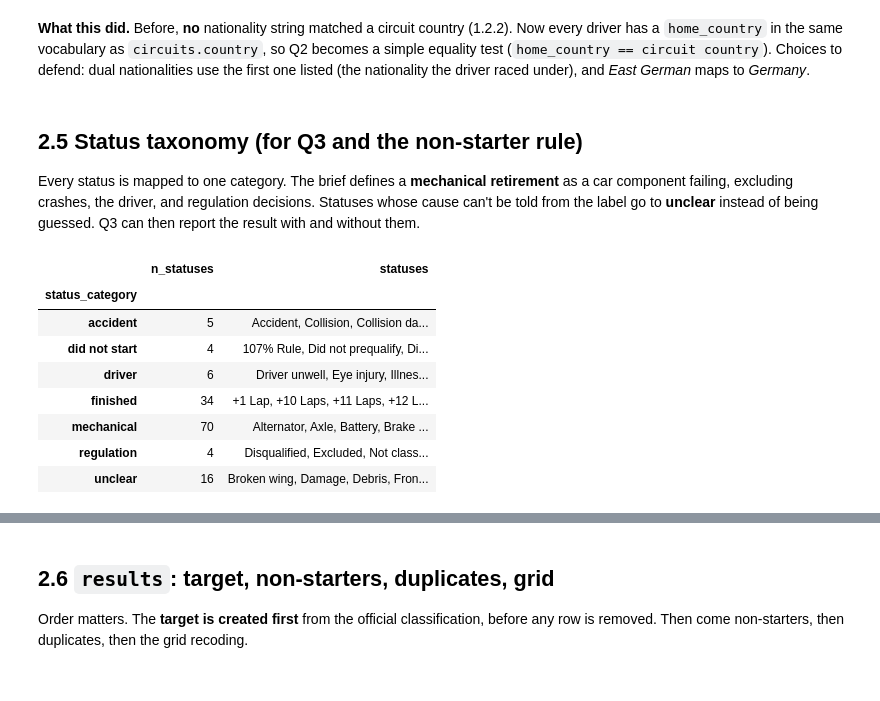
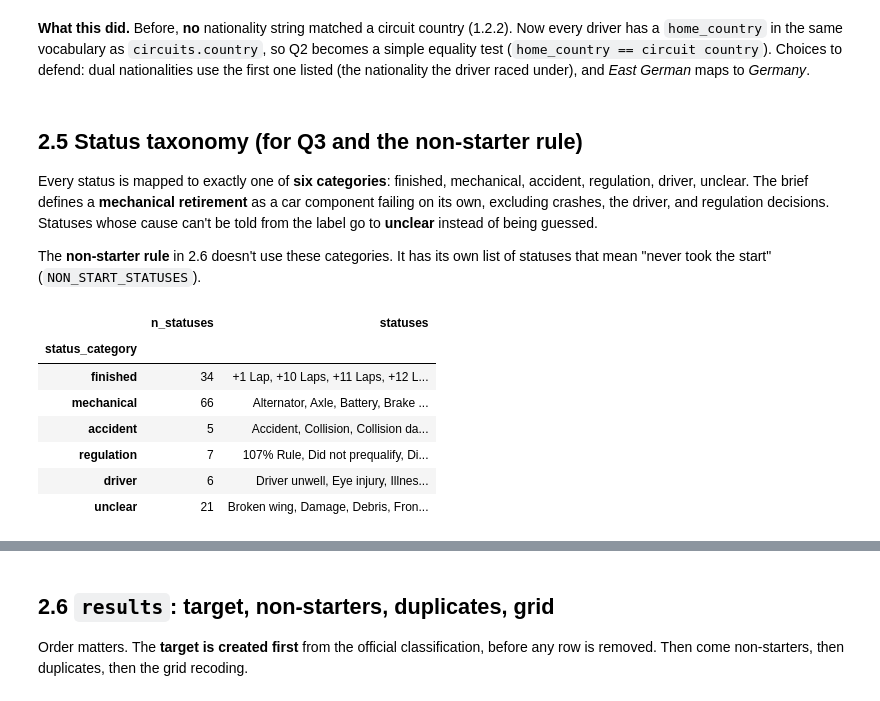
Before and after one commit to Farah-Essam/ACL-2, a Jupyter notebook: f1_podium_prediction.ipynb, the cells around one changed output, grey strips where cells are left out. Cells and saved outputs as stored; diff of their text form; code cells hidden in the pictures.

```diff
--- a/f1_podium_prediction.ipynb
+++ b/f1_podium_prediction.ipynb
@@ -1374,6 +1391,9 @@ def to_numeric_if_possible(s):
 
 for t in CLEAN:
     CLEAN[t] = CLEAN[t].apply(to_numeric_if_possible)
+
+# Points are always float, even where every value happens to be whole (sprint points: 8, 7, ... 1).
+CLEAN["sprint_results"]["points"] = CLEAN["sprint_results"]["points"].astype("float64")
 
 # Dates (and race start as a timestamp where the start time is recorded)
 races_c = CLEAN["races"]
@@ -1449,52 +1470,65 @@ Choices to defend: dual nationalities use the first one listed (the nationality
 # %% [markdown]
 ## 2.5 Status taxonomy (for Q3 and the non-starter rule)
 
-Every status is mapped to one category. The brief defines a **mechanical retirement** as a car component failing, excluding crashes, the driver, and regulation decisions.
-Statuses whose cause can't be told from the label go to **unclear** instead of being guessed. Q3 can then report the result with and without them.
+Every status is mapped to exactly one of **six categories**: finished, mechanical, accident, regulation, driver, unclear. The brief defines a **mechanical retirement** as a car component failing on its own, excluding crashes, the driver, and regulation decisions.
+Statuses whose cause can't be told from the label go to **unclear** instead of being guessed.
+
+The **non-starter rule** in 2.6 doesn't use these categories. It has its own list of statuses that mean "never took the start" (`NON_START_STATUSES`).
 # %%
 import re
 
+# Statuses that mean the car never took the start (used by the non-starter rule in 2.6, together with laps == 0).
+NON_START_STATUSES = {"Did not qualify", "Did not prequalify", "Withdrew", "107% Rule"}
+
 STATUS_GROUPS = {
-    "did not start": {"Did not qualify", "Did not prequalify", "Withdrew", "107% Rule"},
-    "regulation": {"Disqualified", "Excluded", "Underweight", "Not classified"},
+    # failed to qualify, or excluded / disqualified by the rules
+    "regulation": {"Disqualified", "Excluded", "Underweight", "Not classified",
+                   "Did not qualify", "Did not prequalify", "107% Rule"},
     "accident": {"Accident", "Collision", "Collision damage", "Spun off", "Fatal accident"},
     "driver": {"Injury", "Injured", "Illness", "Driver unwell", "Physical", "Eye injury"},
-    "unclear": {"Retired", "Damage", "Debris", "Puncture", "Tyre puncture", "Tyre", "Out of fuel", "Not restarted",
-                "Stalled", "Safety concerns", "Safety", "Fuel rig", "Refuelling", "Wheel nut", "Front wing", "Broken wing"},
+    # cause can't be told from the label: often contact or a pit error, a symptom rather than a part, or no cause given
+    "unclear": {"Retired", "Withdrew", "Out of fuel", "Damage", "Debris", "Puncture", "Tyre puncture", "Tyre",
+                "Not restarted", "Stalled", "Safety concerns", "Safety", "Fuel rig", "Refuelling",
+                "Wheel", "Wheel nut", "Front wing", "Rear wing", "Broken wing", "Undertray", "Vibrations"},
+    # a part of the car that fails on its own
     "mechanical": {
         "Engine", "Gearbox", "Transmission", "Clutch", "Hydraulics", "Electrical", "Radiator", "Suspension", "Brakes",
         "Differential", "Overheating", "Mechanical", "Driver Seat", "Driveshaft", "Fuel pressure", "Water pressure",
-        "Wheel", "Throttle", "Steering", "Technical", "Electronics", "Heat shield fire", "Exhaust", "Oil leak",
+        "Throttle", "Steering", "Technical", "Electronics", "Heat shield fire", "Exhaust", "Oil leak",
         "Wheel rim", "Water leak", "Fuel pump", "Track rod", "Oil pressure", "Engine fire", "Engine misfire",
-        "Pneumatics", "Handling", "Rear wing", "Fire", "Wheel bearing", "Fuel system", "Oil line", "Launch control",
-        "Fuel", "Power loss", "Vibrations", "Drivetrain", "Ignition", "Chassis", "Battery", "Halfshaft", "Crankshaft",
+        "Pneumatics", "Handling", "Fire", "Wheel bearing", "Fuel system", "Oil line", "Launch control",
+        "Fuel", "Power loss", "Drivetrain", "Ignition", "Chassis", "Battery", "Halfshaft", "Crankshaft",
         "Alternator", "Safety belt", "Oil pump", "Fuel leak", "Injection", "Distributor", "Turbo", "CV joint",
         "Water pump", "Spark plugs", "Fuel pipe", "Oil pipe", "Axle", "Water pipe", "Magneto", "Supercharger",
-        "Power Unit", "ERS", "Brake duct", "Seat", "Undertray", "Cooling system",
+        "Power Unit", "ERS", "Brake duct", "Seat", "Cooling system",
     },
 }
+STATUS_CATEGORIES = ["finished", "mechanical", "accident", "regulation", "driver", "unclear"]
+all_listed = [s for names in STATUS_GROUPS.values() for s in names]
+assert len(all_listed) == len(set(all_listed)), "a status is listed in two categories"
 
 
 def status_category(name):
     if name == "Finished" or re.fullmatch(r"\+\d+ Laps?", name):
         return "finished"
     return next((cat for cat, names in STATUS_GROUPS.items() if name in names), None)
 
 
 CLEAN["status"]["status_category"] = CLEAN["status"]["status"].map(status_category)
 unmapped = CLEAN["status"].loc[CLEAN["status"]["status_category"].isna(), "status"].tolist()
 assert not unmapped, f"unmapped statuses: {unmapped}"
+assert set(CLEAN["status"]["status_category"]) == set(STATUS_CATEGORIES)
 
 display(CLEAN["status"].groupby("status_category")["status"]
-        .agg(n_statuses="size", statuses=lambda s: ", ".join(sorted(s)[:12]) + (" ..." if len(s) > 12 else "")))
+        .agg(n_statuses="size", statuses=lambda s: ", ".join(sorted(s)[:12]) + (" ..." if len(s) > 12 else ""))
+        .loc[STATUS_CATEGORIES])
 # %% [output]
 |  | n_statuses | statuses |
 | status_category |  |  |
+| finished | 34 | +1 Lap, +10 Laps, +11 Laps, +12 L... |
+| mechanical | 66 | Alternator, Axle, Battery, Brake ... |
 | accident | 5 | Accident, Collision, Collision da... |
-| did not start | 4 | 107% Rule, Did not prequalify, Di... |
+| regulation | 7 | 107% Rule, Did not prequalify, Di... |
 | driver | 6 | Driver unwell, Eye injury, Illnes... |
-| finished | 34 | +1 Lap, +10 Laps, +11 Laps, +12 L... |
-| mechanical | 70 | Alternator, Axle, Battery, Brake ... |
-| regulation | 4 | Disqualified, Excluded, Not class... |
-| unclear | 16 | Broken wing, Damage, Debris, Fron... |
+| unclear | 21 | Broken wing, Damage, Debris, Fron... |
 # %% [markdown]
```
Also changed, not shown: parts of 84 cells of this notebook, 20 other files.
